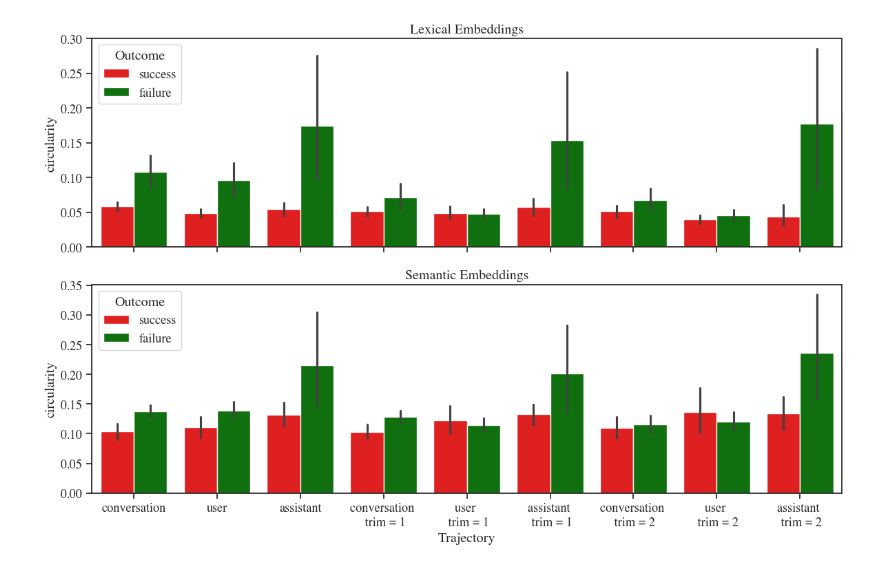
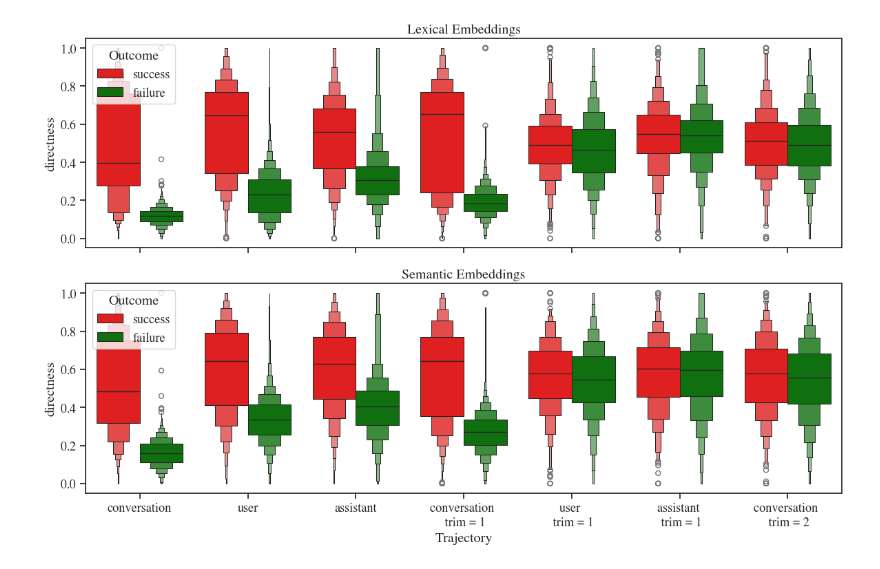
Before and after one commit to muberraozmen/psycho-pass, a Jupyter notebook: notebooks/results_analysis.ipynb, the cells around one changed output. Cells and saved outputs as stored; diff of their text form; code cells hidden in the pictures.

```diff
--- a/notebooks/results_analysis.ipynb
+++ b/notebooks/results_analysis.ipynb
@@ -105,7 +192,7 @@ results = plot(run_path)
 
 from src.factory import METRICS_CONFIGS
 
-focus_metric = "circularity"
+focus_metric = "directness"
 
 def load(run_dir):
     results = {"lexical": [], "semantic": []}
@@ -116,69 +203,58 @@ def load(run_dir):
             for metric_config in METRICS_CONFIGS:
                 try:
                     filename, embeddings, role, trim = metric_config["filename"], metric_config["embeddings"], metric_config["role"], metric_config["trim"]
-
-                    df = pd.read_csv(experiment_dir / filename)
-                    metric = df.groupby("outcome")[focus_metric].mean().to_dict()
+                    metrics = load_metrics(experiment_dir, filename)
 
                     if role is None:
                         role = "conversation"
-
-                    field_name = role
+                    trajectory = role
                     if trim is not None:
-                        field_name = f"{field_name} \n trim = {trim}"
-
-                    for key, value in metric.items():
-                        results[embeddings].append(
-                            {
-                                "Outcome": key,
-                                "Trajectory": field_name,
-                                focus_metric: value,
-                            }
-                        )
-
+                        trajectory = f"{trajectory} \n trim = {trim}"
+                    metrics["Trajectory"] = trajectory
+                    results[embeddings].append(metrics)
                 except Exception:
                     continue
         except Exception:
             continue
 
-    return pd.DataFrame(results["lexical"]), pd.DataFrame(results["semantic"])
+    lexical = pd.concat(results["lexical"]).reset_index(drop=True)
+    semantic = pd.concat(results["semantic"]).reset_index(drop=True)
+    return lexical, semantic
 
 def plot(run_dir: Path):
     lexical, semantic = load(run_dir)
 
     fig, axs = plt.subplots(2, 1, figsize=(12, 8), sharex=True)
 
-    sns.barplot(
+    sns.boxenplot(
         data=lexical,
         x="Trajectory",
         y=focus_metric,
         hue="Outcome",
         ax=axs[0],
-        palette=attack_result_colors
+        palette=attack_result_colors,
     )
 
-    sns.barplot(
+    sns.boxenplot(
         data=semantic,
         x="Trajectory",
         y=focus_metric,
         hue="Outcome",
         ax=axs[1],
-        palette=attack_result_colors
+        palette=attack_result_colors,
     )
 
     axs[0].set_title("Lexical Embeddings")
     axs[1].set_title("Semantic Embeddings")
-
-    # axs[1].set_xticklabels(axs[1].get_xticklabels(), rotation=45)
 
     plt.tight_layout()
 
     os.makedirs("./plots", exist_ok=True)
     plt.savefig("./plots/embeddings_comparison.pdf")
 
     plt.show()
 
 run_path = Path("/Users/muberraozmen/Development/psycho-pass/experiments/objective_model_comparisons")
 results = plot(run_path)
 # %% [output]
-[figure, old version]
+[figure, new version]
```
Also changed, not shown: parts of 4 cells of this notebook, 13 other files.
